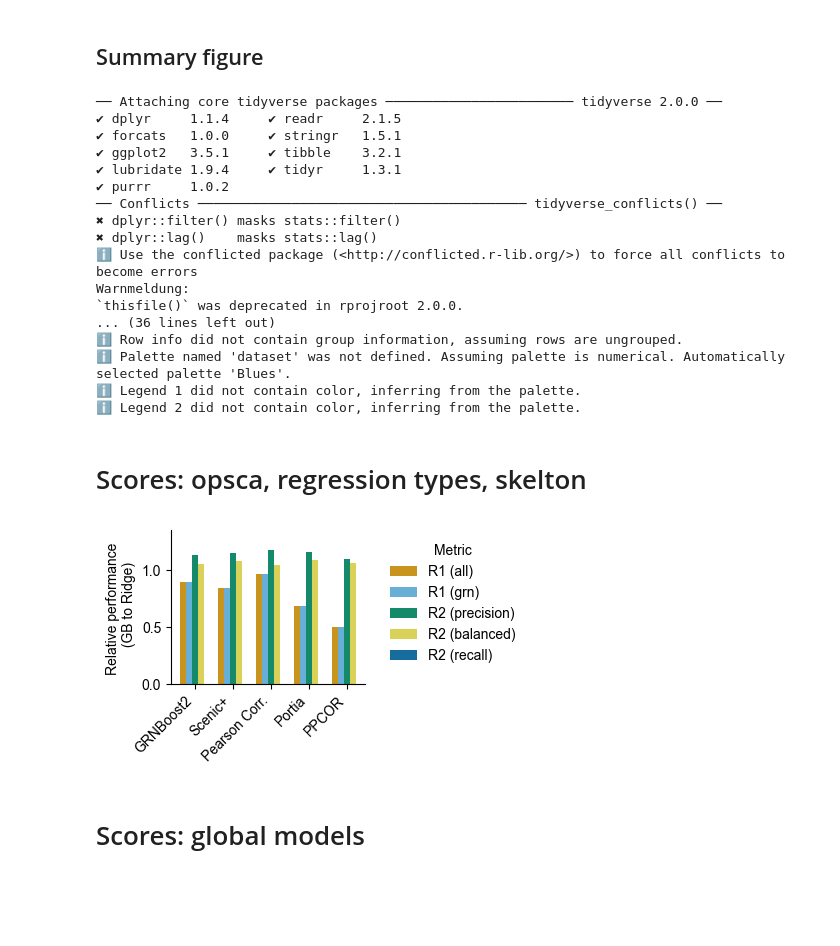
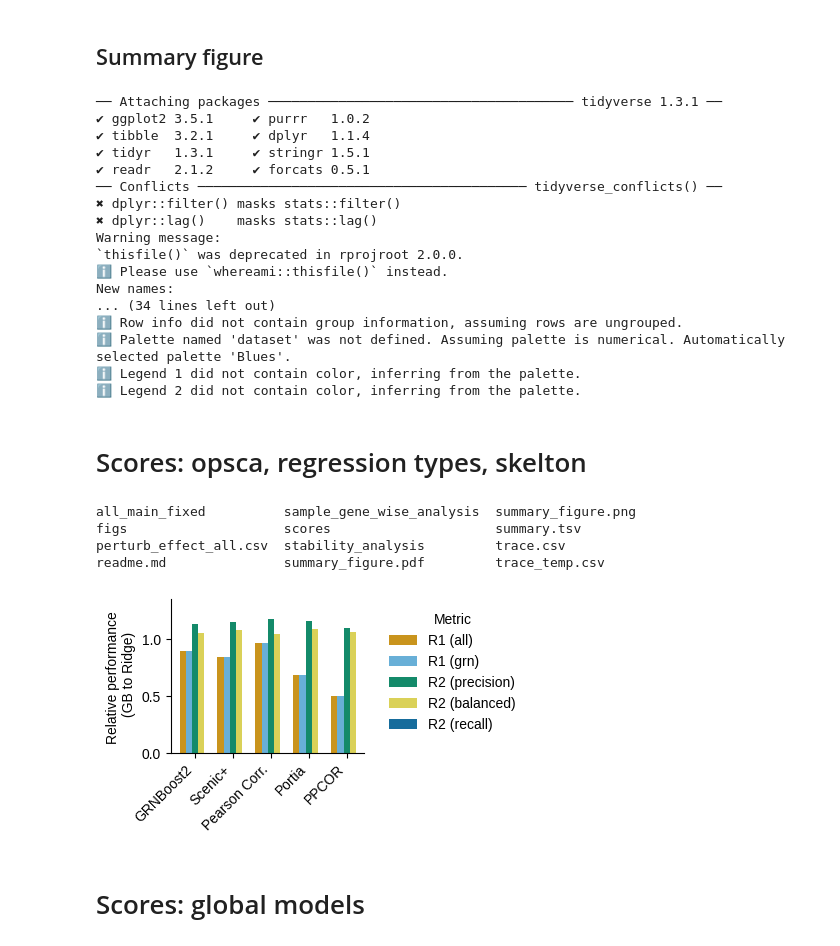
Before and after one commit to janursa/grn_benchmark, a Jupyter notebook: notebooks/process_results.ipynb, the cells around one changed output. Cells and saved outputs as stored; diff of their text form; code cells hidden in the pictures; blank space fills up the shorter version.

```diff
--- a/notebooks/process_results.ipynb
+++ b/notebooks/process_results.ipynb
@@ -29,7 +29,7 @@ warnings.filterwarnings("ignore")
 warnings.simplefilter(action='ignore', category=FutureWarning)
 
 # Set plot parameters
-plt.rcParams['font.family'] = 'Arial'  # Arial or 'Liberation Sans'
+plt.rcParams['font.family'] = 'Liberation Sans'  # Arial or 'Liberation Sans'
 default_font = matplotlib.rcParams['font.family']
 print(default_font)
 
@@ -40,7 +40,7 @@ from src.helper import surragate_names, plot_heatmap, colors_blind, palette_cell
 # Set paths for task grn inference
 task_grn_inference_dir = '../../task_grn_inference'
 results_folder = f'{task_grn_inference_dir}/resources/results'
-scores_dir = f'{results_folder}/experimental_analysis'
+scores_dir = f'{results_folder}/'
 
 # Displace order for categories
 category_order = CategoricalDtype(categories=['GRNBoost2', 'Scenic+', 'Pearson Corr.', 'Portia', 'PPCOR'], ordered=True)
@@ -84,7 +84,7 @@ def read_yaml(file_path):
 # %%
 # - get the scores
 if True:
-    scores_path = f"{task_grn_inference_dir}/resources/results/scores_default/scores.yaml"
+    scores_path = f"{task_grn_inference_dir}/resources/results/scores/default/scores.yaml"
     df_all = read_yaml(scores_path)
 df_all.index.name = ''
 df_all.columns.name = ''
@@ -303,25 +303,32 @@ df_summary.to_csv(summary_file, sep='\t')
 
 !Rscript ../src/summary_figure.R {summary_file} {summary_figure}
 # %% [output]
-── Attaching core tidyverse packages ──────────────────────── tidyverse 2.0.0 ──
-✔ dplyr     1.1.4     ✔ readr     2.1.5
-✔ forcats   1.0.0     ✔ stringr   1.5.1
-✔ ggplot2   3.5.1     ✔ tibble    3.2.1
-✔ lubridate 1.9.4     ✔ tidyr     1.3.1
-✔ purrr     1.0.2
+── Attaching packages ─────────────────────────────────────── tidyverse 1.3.1 ──
+✔ ggplot2 3.5.1     ✔ purrr   1.0.2
+✔ tibble  3.2.1     ✔ dplyr   1.1.4
+✔ tidyr   1.3.1     ✔ stringr 1.5.1
+✔ readr   2.1.2     ✔ forcats 0.5.1
 ── Conflicts ────────────────────────────────────────── tidyverse_conflicts() ──
 ✖ dplyr::filter() masks stats::filter()
 ✖ dplyr::lag()    masks stats::lag()
-ℹ Use the conflicted package (<http://conflicted.r-lib.org/>) to force all conflicts to become errors
-Warnmeldung:
+Warning message:
 `thisfile()` was deprecated in rprojroot 2.0.0.
-... (36 lines left out)
+ℹ Please use `whereami::thisfile()` instead.
+New names:
+... (34 lines left out)
 ℹ Row info did not contain group information, assuming rows are ungrouped.
 ℹ Palette named 'dataset' was not defined. Assuming palette is numerical. Automatically selected palette 'Blues'.
 ℹ Legend 1 did not contain color, inferring from the palette.
 ℹ Legend 2 did not contain color, inferring from the palette.
 # %% [markdown]
 # Scores: opsca, regression types, skelton
+# %%
+!ls {scores_dir}/
+# %% [output]
+all_main_fixed          sample_gene_wise_analysis  summary_figure.png
+figs                    scores                     summary.tsv
+perturb_effect_all.csv  stability_analysis         trace.csv
+readme.md               summary_figure.pdf         trace_temp.csv
 # %%
 # # - skeleton vs normal
 dataset = 'op'
@@ -360,37 +367,37 @@ def plot_skeleton_vs_nonskeleton(ax):
 # # fig.savefig(f"{results_folder}/figs/skelton_guided_barplot.png", dpi=300, transparent=True, bbox_inches='tight')
 # %%
 # - GB vs ridge
-scores_mat_ridge = pd.read_csv(f'{scores_dir}/op/X_norm-50000-skeleton_False-binarize_True-ridge-global-False.csv', index_col=0)
-scores_mat_GB = pd.read_csv(f'{scores_dir}/op/X_norm-50000-skeleton_False-binarize_True-GB-global-False.csv', index_col=0)
+scores_mat_ridge = pd.read_csv(f'{scores_dir}/stability_analysis/op/X_norm-50000-skeleton_False-binarize_True-ridge-global-False.csv', index_col=0)
+scores_mat_GB = pd.read_csv(f'{scores_dir}/stability_analysis/op/X_norm-50000-skeleton_False-binarize_True-GB-global-False.csv', index_col=0)
 
 scores_mat_n = scores_mat_GB/scores_mat_ridge
 scores_mat_n = scores_mat_n.drop(['negative_control', 'scglue', 'granie', 'positive_control', 'celloracle', 'scenic', 'figr'])
 def plot_gb_vs_ridge(ax):
     import seaborn as sns
     scores_mat_n_all_long = scores_mat_n.reset_index().melt(id_vars='index')
     scores_mat_n_all_long['index'] = scores_mat_n_all_long['index'].map(surragate_names)
     scores_mat_n_all_long['variable'] = scores_mat_n_all_long['variable'].map(surragate_names)
 
     scores_mat_n_all_long['index'] = scores_mat_n_all_long['index'].astype(category_order)
     scores_mat_n_all_long.variable = scores_mat_n_all_long.variable.astype(metrics_category_order)
     sns.barplot(scores_mat_n_all_long, x='index', y='value', hue='variable', ax=ax, palette=colors_blind)
 
     ax.set_xticklabels(ax.get_xticklabels(), rotation=45, ha='right')
     ax.set_xlabel('')
     ax.set_ylabel('Relative performance \n (GB to Ridge)')
     # ax.set_yscale('log')
 
     # Adjust margins and layout for the plot
     ax.margins(x=0.05)
     ax.margins(y=0.15)
     for side in ['right', 'top']:
         ax.spines[side].set_visible(False)
     ax.legend(title="Metric", loc=(1.1, .1), frameon=False)
 fig, ax = plt.subplots(1, 1, figsize=(2.5, 2), sharey=False)
 plot_gb_vs_ridge(ax)
 fig.savefig(f"{results_folder}/figs/gb_vs_ridge.png", dpi=300, transparent=True, bbox_inches='tight')
 # %% [output]
-[figure, old version]
+[figure, new version]
 # %% [markdown]
 # Scores: global models
 # %%
```
Also changed, not shown: parts of 10 cells of this notebook, 1 other file.
